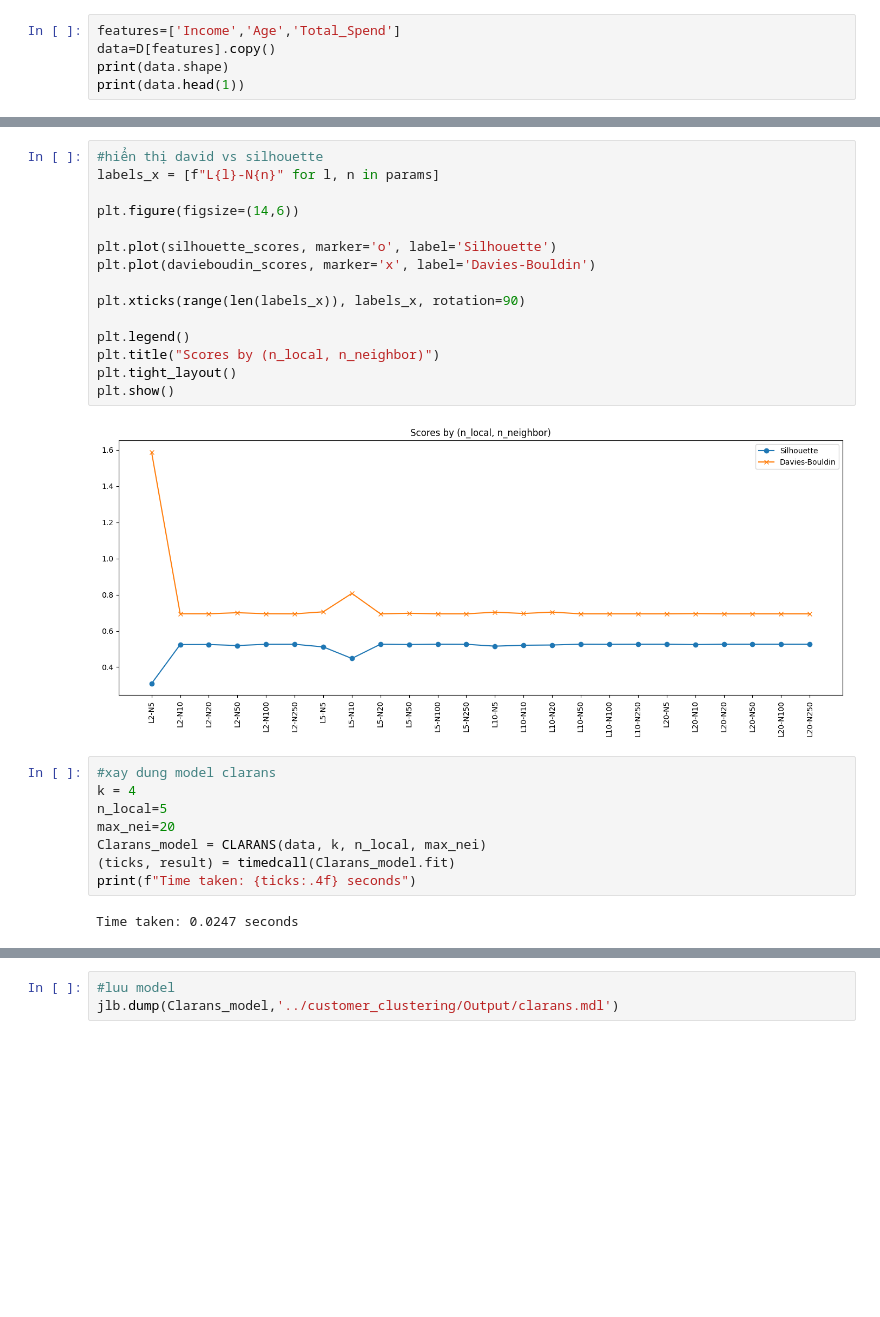
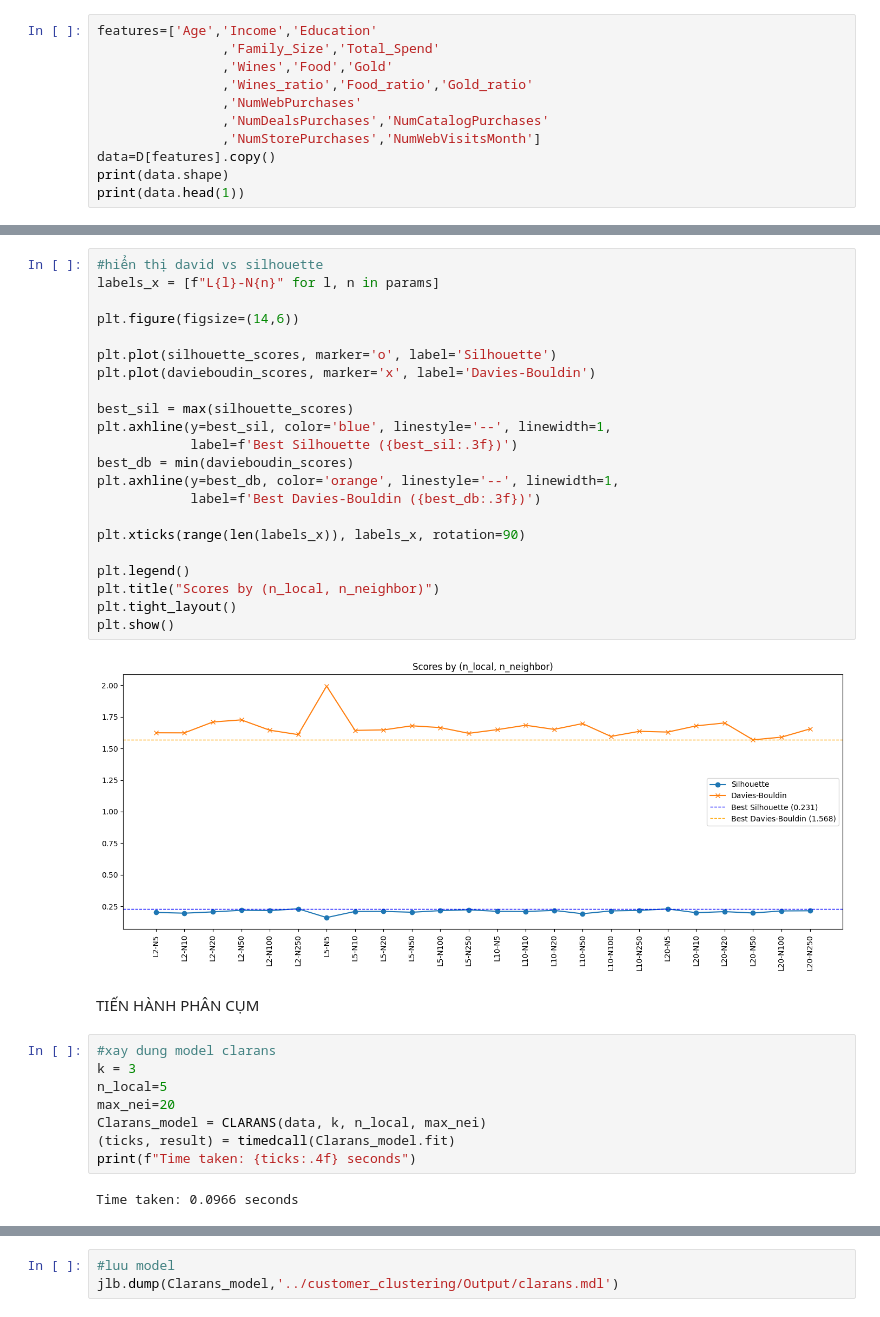
Before and after one commit to GiaHuy910/CLARANS-IN-MARKETING, a Jupyter notebook: customer_clustering/Clarans.ipynb, the cells around one changed output, grey strips where cells are left out. Saved outputs shown, nothing was run; the diff lists cells and outputs as text; blank space fills up the shorter version.

```diff
--- a/customer_clustering/Clarans.ipynb
+++ b/customer_clustering/Clarans.ipynb
@@ -160,5 +135,11 @@ def clarans_Inertia_analysis(data, k_range, num_local, max_neighbors,print_score
 # %%
-features=['Income','Age','Total_Spend']
+features=['Age','Income','Education'
+                ,'Family_Size','Total_Spend'
+                ,'Wines','Food','Gold'
+                ,'Wines_ratio','Food_ratio','Gold_ratio'
+                ,'NumWebPurchases'
+                ,'NumDealsPurchases','NumCatalogPurchases'
+                ,'NumStorePurchases','NumWebVisitsMonth']
 data=D[features].copy()
 print(data.shape)
 print(data.head(1))
@@ -203,30 +191,39 @@ for local in local_list:
 # %%
 #hiển thị david vs silhouette
 labels_x = [f"L{l}-N{n}" for l, n in params]
 
 plt.figure(figsize=(14,6))
 
 plt.plot(silhouette_scores, marker='o', label='Silhouette')
 plt.plot(davieboudin_scores, marker='x', label='Davies-Bouldin')
 
+best_sil = max(silhouette_scores)
+plt.axhline(y=best_sil, color='blue', linestyle='--', linewidth=1,
+            label=f'Best Silhouette ({best_sil:.3f})')
+best_db = min(davieboudin_scores)
+plt.axhline(y=best_db, color='orange', linestyle='--', linewidth=1,
+            label=f'Best Davies-Bouldin ({best_db:.3f})')
+
 plt.xticks(range(len(labels_x)), labels_x, rotation=90)
 
 plt.legend()
 plt.title("Scores by (n_local, n_neighbor)")
 plt.tight_layout()
 plt.show()
 # %% [output]
-[figure, old version]
+[figure, new version]
+# %% [markdown]
+TIẾN HÀNH PHÂN CỤM
 # %%
 #xay dung model clarans
-k = 4
+k = 3
 n_local=5
 max_nei=20
 Clarans_model = CLARANS(data, k, n_local, max_nei)
 (ticks, result) = timedcall(Clarans_model.fit)
 print(f"Time taken: {ticks:.4f} seconds")
 # %% [output]
-Time taken: 0.0247 seconds
+Time taken: 0.0966 seconds
 # %%
 #lấy cluster và medoids
 labels=Clarans_model.get_labels()
```
Also changed, not shown: parts of 33 cells of this notebook, 8 other files.
